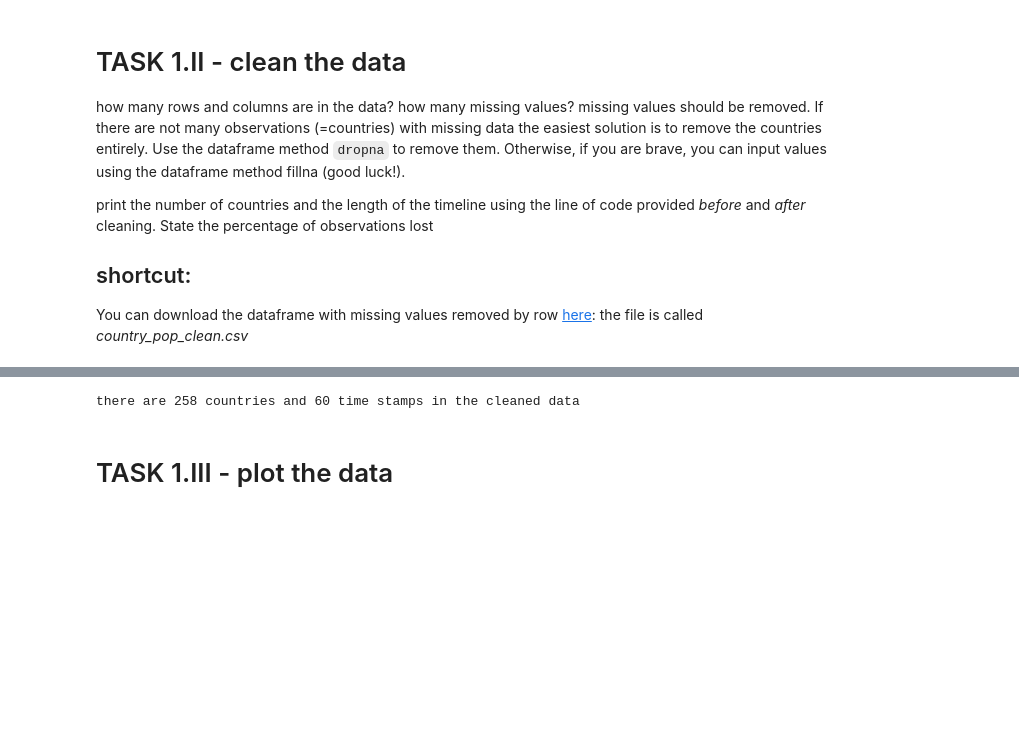
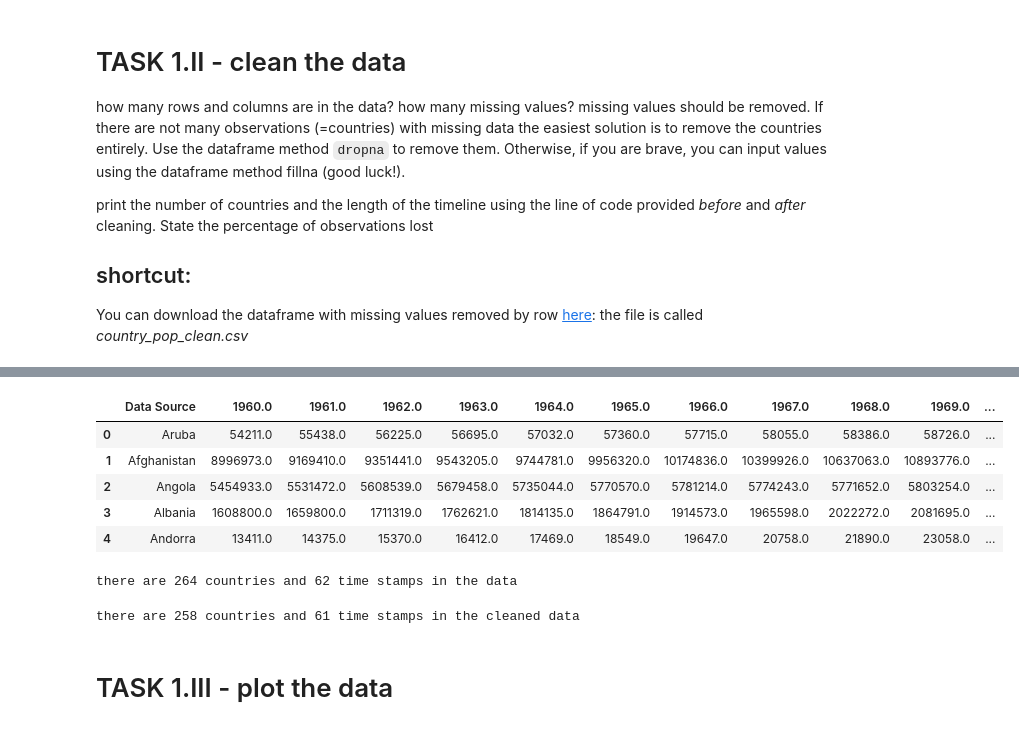
Before and after one commit to Jugabuntu/MLPNS2021, a Jupyter notebook: MLPNS2021midterm_instructions.ipynb, the cells around one changed output, grey strips where cells are left out. Drawn from its saved outputs; the diff is of its cells as text; code cells hidden in the pictures; blank space fills up the shorter version.

```diff
--- a/MLPNS2021midterm_instructions.ipynb
+++ b/MLPNS2021midterm_instructions.ipynb
@@ -89,11 +175,22 @@ You can download the dataframe with missing values removed by row [here](https:/
+# %%
+datain_csv_cleansed.head()
+# %% [output]
+|  | Data Source | 1960.0 | 1961.0 | 1962.0 | 1963.0 | 1964.0 | 1965.0 | 1966.0 | 1967.0 | 1968.0 | 1969.0 | ... |
+| 0 | Aruba | 54211.0 | 55438.0 | 56225.0 | 56695.0 | 57032.0 | 57360.0 | 57715.0 | 58055.0 | 58386.0 | 58726.0 | ... |
+| 1 | Afghanistan | 8996973.0 | 9169410.0 | 9351441.0 | 9543205.0 | 9744781.0 | 9956320.0 | 10174836.0 | 10399926.0 | 10637063.0 | 10893776.0 | ... |
+| 2 | Angola | 5454933.0 | 5531472.0 | 5608539.0 | 5679458.0 | 5735044.0 | 5770570.0 | 5781214.0 | 5774243.0 | 5771652.0 | 5803254.0 | ... |
+| 3 | Albania | 1608800.0 | 1659800.0 | 1711319.0 | 1762621.0 | 1814135.0 | 1864791.0 | 1914573.0 | 1965598.0 | 2022272.0 | 2081695.0 | ... |
+| 4 | Andorra | 13411.0 | 14375.0 | 15370.0 | 16412.0 | 17469.0 | 18549.0 | 19647.0 | 20758.0 | 21890.0 | 23058.0 | ... |
 # %%
 print("there are {} countries and {} time stamps in the data".
-      format(*datain.shape))
+      format(*datain_csv.shape))
+# %% [output]
+there are 264 countries and 62 time stamps in the data
 # %%
 print("there are {} countries and {} time stamps in the cleaned data".
-      format(*datain.shape))
+      format(*datain_csv_cleansed.shape))
 # %% [output]
-there are 258 countries and 60 time stamps in the cleaned data
+there are 258 countries and 61 time stamps in the cleaned data
 # %% [markdown]
 # TASK 1.III - plot the data
 # %% [markdown]
```
Also changed, not shown: parts of 14 cells of this notebook.
